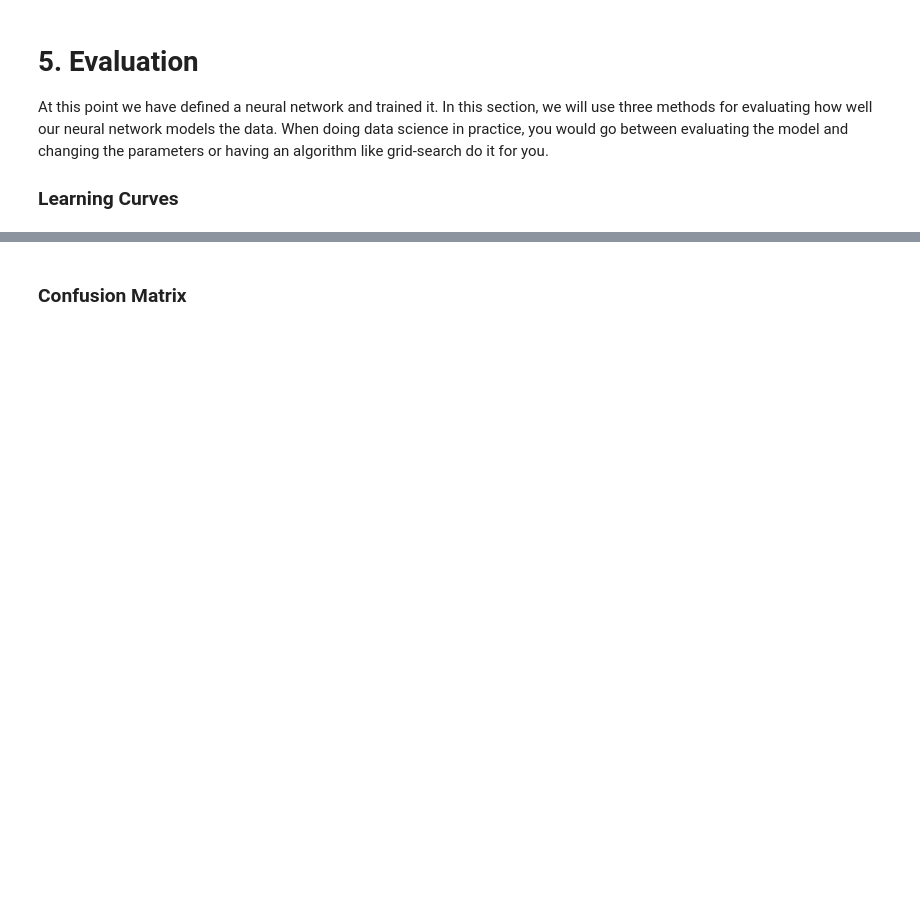
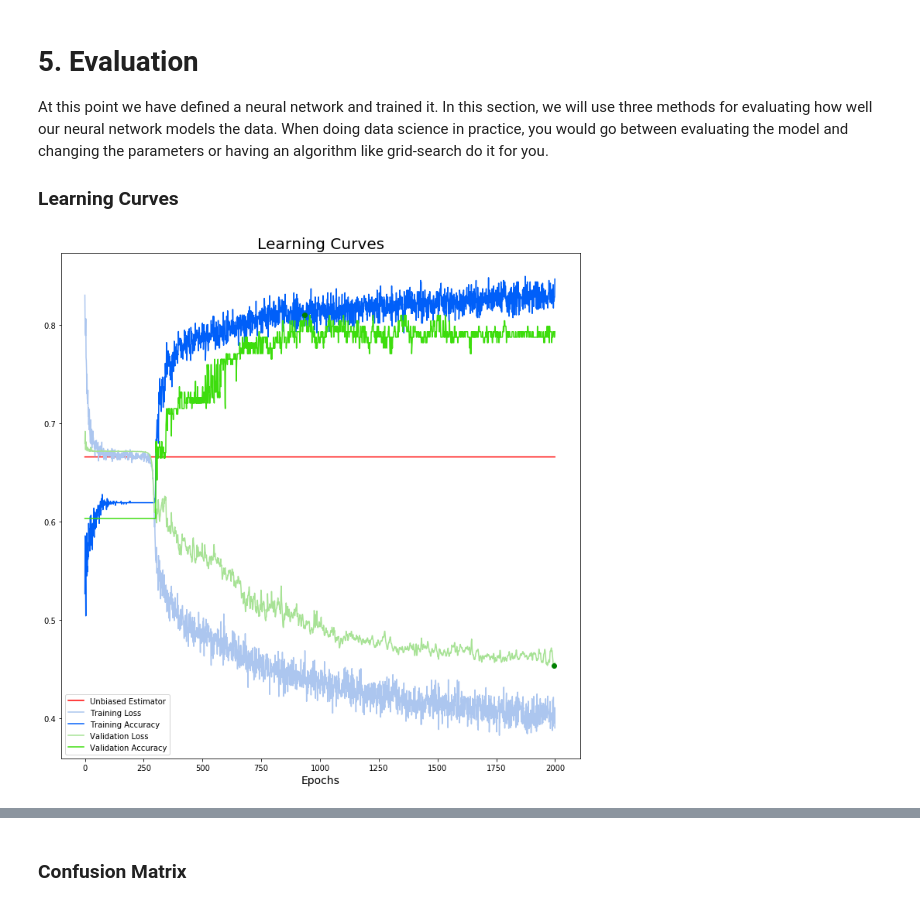
Before and after one commit to Andrewnetwork/Workshop_NeuralNetworksForBeginners_June2018, a Jupyter notebook: NeuralTitanic.ipynb, the cells around one changed output, grey strips where cells are left out. Drawn from its saved outputs; the diff is of its cells as text; code cells hidden in the pictures; blank space fills up the shorter version.

```diff
--- a/NeuralTitanic.ipynb
+++ b/NeuralTitanic.ipynb
@@ -219,8 +266,8 @@ train_x, validation_x, train_y , validation_y = train_test_split(data, trainDF["
 # %%
 # Model Hyperparameters
 nLayers = 6
-layerSize = 20*5
-dropoutPercent = 0.74 # Regularization
+layerSize = 25*5
+dropoutPercent = 0.7 # Regularization
 lossFn = 'binary_crossentropy'
 optimizer = 'adam'
 
@@ -271,13 +318,14 @@ _________________________________________________________________
 We will now train our neural network on the training data.
 # %%
 # Training Hyperparameters
-batch_size = 300
-epochs = 6000
+batch_size = 100
+epochs = 2000
 
 # We create a callback that saves the best model in respect to maximizing validation accuracy.
 checkpoint =  ModelCheckpoint(monitor='val_acc',filepath='bestModel.hdf5', verbose=0, save_best_only=True)
 
 # Here we train the model on the training data and store the training history so we can evaluate it in the next step.
+
 hist = modelMain.fit(train_x, train_y,validation_data=(validation_x,validation_y),
                      callbacks=[checkpoint], batch_size=batch_size,epochs=epochs, verbose=0)
 # %% [markdown]
@@ -290,31 +338,32 @@ def learningCurves(hist):
     histAcc_train = hist.history['acc']
     histLoss_train = hist.history['loss']
     histAcc_validation = hist.history['val_acc']
     histLoss_validation = hist.history['val_loss']
     maxValAcc = np.max(histAcc_validation)
     minValLoss = np.min(histLoss_validation)
 
     plt.figure(figsize=(12,12))
 
-    plt.plot(range(epochs),np.full(epochs,meanBaseline()),label="Unbiased Estimator", color="red")
+    plt.plot(range(epochs),np.full(epochs,meanBaseline(trainDF)),label="Unbiased Estimator", color="red")
 
     plt.plot(range(epochs),histLoss_train, label="Training Loss", color="#acc6ef")
     plt.plot(range(epochs),histAcc_train, label="Training Accuracy", color = "#005ff9" )
 
     plt.plot(range(epochs),histLoss_validation, label="Validation Loss", color="#a7e295")
     plt.plot(range(epochs),histAcc_validation, label="Validation Accuracy",color="#3ddd0d")
 
     plt.scatter(np.argmax(histAcc_validation),maxValAcc,zorder=10,color="green")
     plt.scatter(np.argmin(histLoss_validation),minValLoss,zorder=10,color="green")
 
     plt.xlabel('Epochs',fontsize=14)
     plt.title("Learning Curves",fontsize=20)
 
     plt.legend()
     plt.show()
 
     print("Max validation accuracy: {0}".format(maxValAcc))
     print("Minimum validation loss: {0}".format(minValLoss))
 
 learningCurves(hist)
 # %% [output]
+[figure, added]
```
Also changed, not shown: parts of 12 cells of this notebook, 17 other files.
